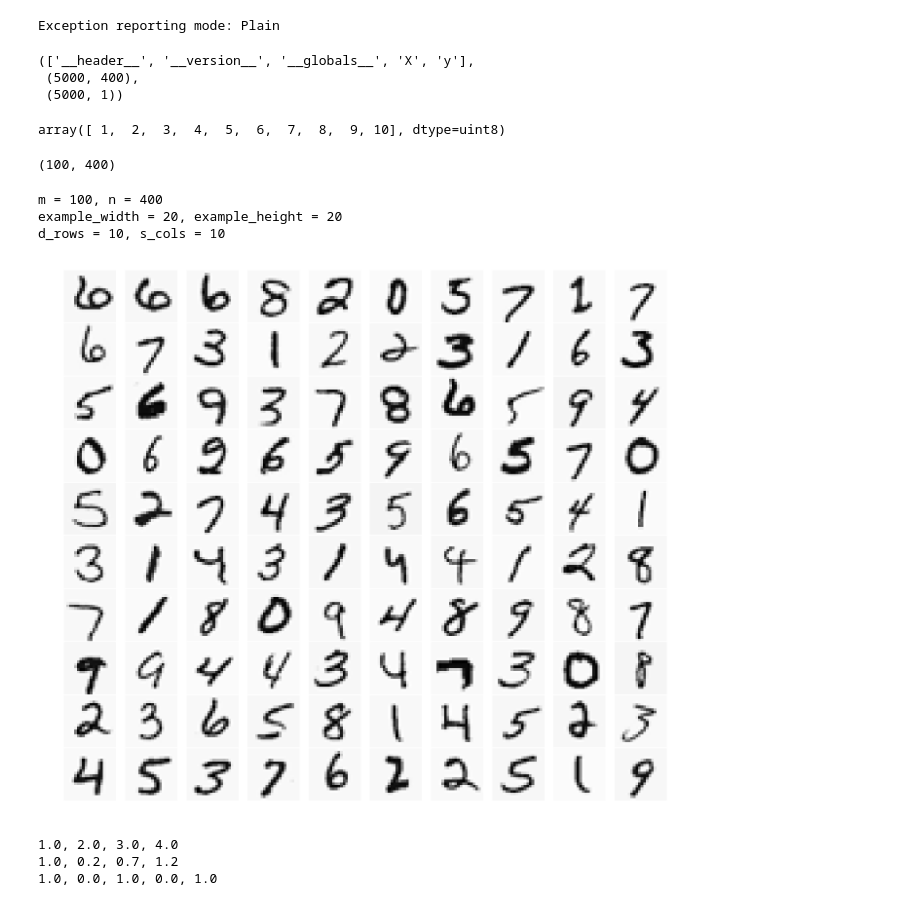
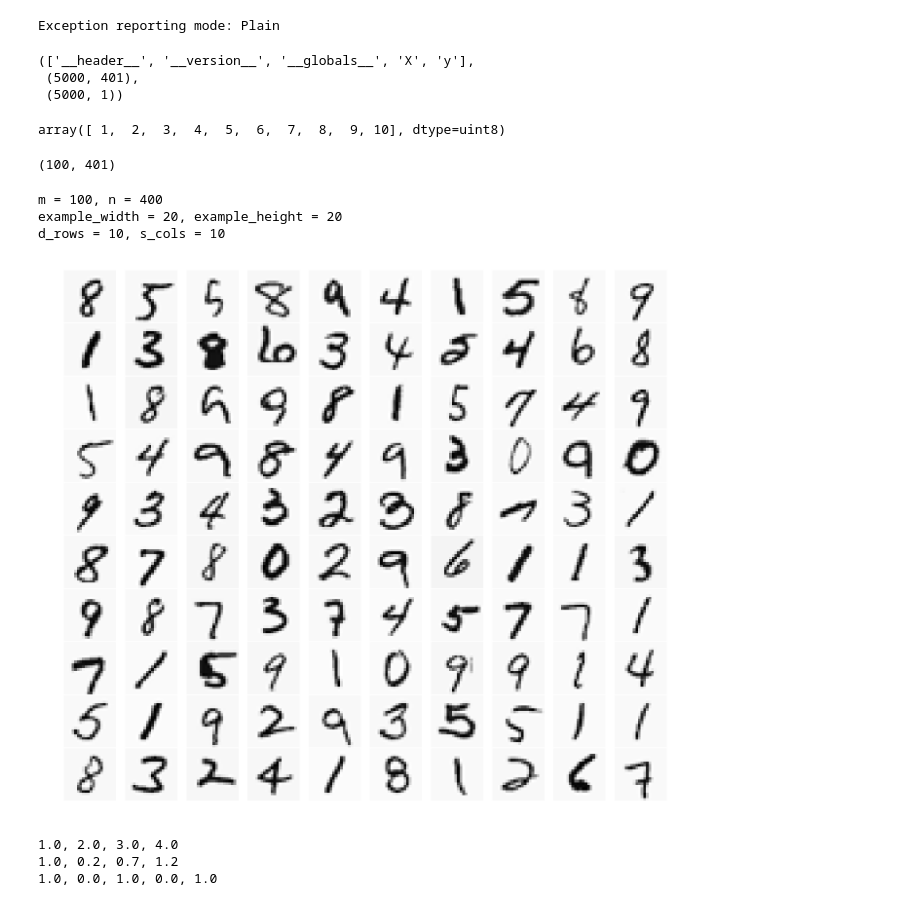
Before and after one commit to msatheeshkumar/ml-python-self-learning, a Jupyter notebook: cera/ex3/ex3.ipynb, the cells around one changed output. Saved outputs shown, nothing was run; the diff lists cells and outputs as text; code cells hidden in the pictures.

```diff
--- a/cera/ex3/ex3.ipynb
+++ b/cera/ex3/ex3.ipynb
@@ -65,10 +65,13 @@ def magic_n(n):
 ex3data = io.loadmat(os.path.join('data', 'ex3data1.mat'))
 X = ex3data['X']
 y = ex3data['y']
+
+X = np.insert(X, 0, 1, axis=1)
+
 list(ex3data.keys()), X.shape, y.shape
 # %% [output]
 (['__header__', '__version__', '__globals__', 'X', 'y'],
- (5000, 400),
+ (5000, 401),
  (5000, 1))
 # %%
 np.unique(y)
@@ -79,7 +82,7 @@ rand_indices = np.random.choice(y.size, 100, replace = False)
 sel = X[rand_indices, :]
 sel.shape
 # %% [output]
-(100, 400)
+(100, 401)
 # %%
 def displayImg(X, example_width = None, figsize=(10, 10)):
     if X.ndim == 2:
@@ -107,12 +110,12 @@ def displayImg(X, example_width = None, figsize=(10, 10)):
         ax.imshow(X[i].reshape(example_width, example_height, order = 'F'), cmap = 'Greys', extent = [0, 1, 0, 1])
         ax.axis('off')
 # %%
-displayImg(sel)
+displayImg(sel[:, 1:]) # ingoring intercept term
 # %% [output]
 m = 100, n = 400
 example_width = 20, example_height = 20
 d_rows = 10, s_cols = 10
-[figure, old version]
+[figure, new version]
 # %%
 theta_t = np.array([1, 2, 3 ,4], dtype=float)
 print('{:.1f}, {:.1f}, {:.1f}, {:.1f}'.format(*theta_t))
```
Also changed, not shown: parts of 5 cells of this notebook.
